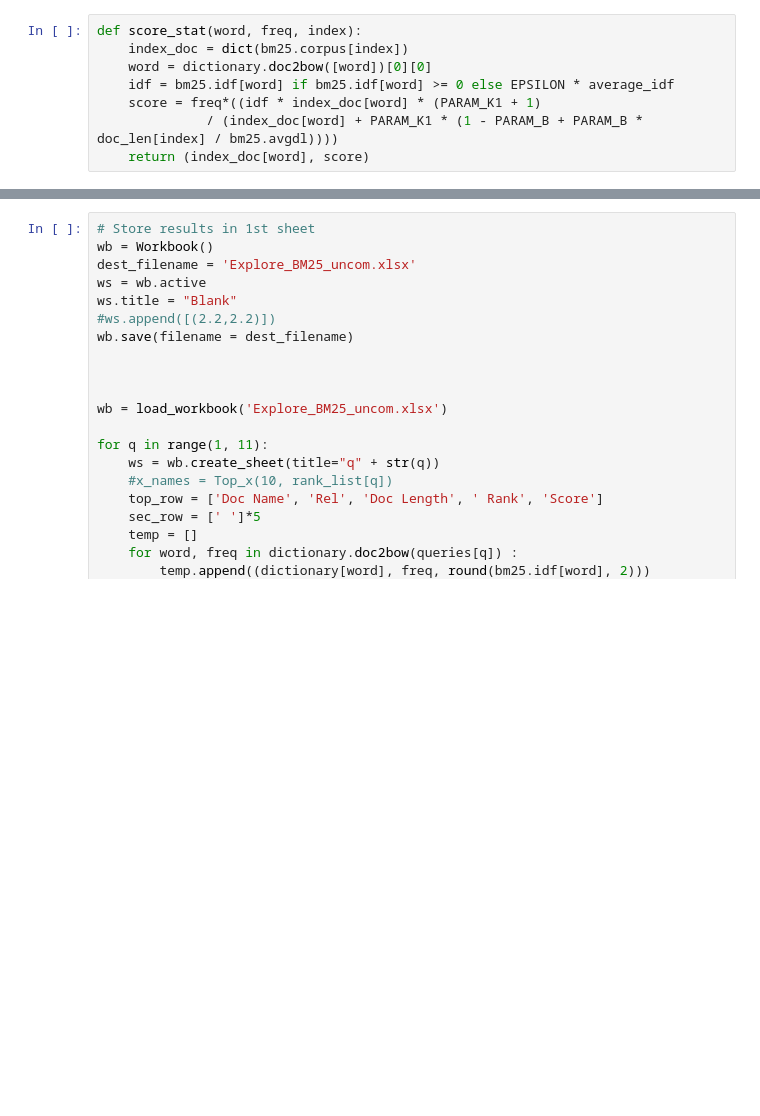
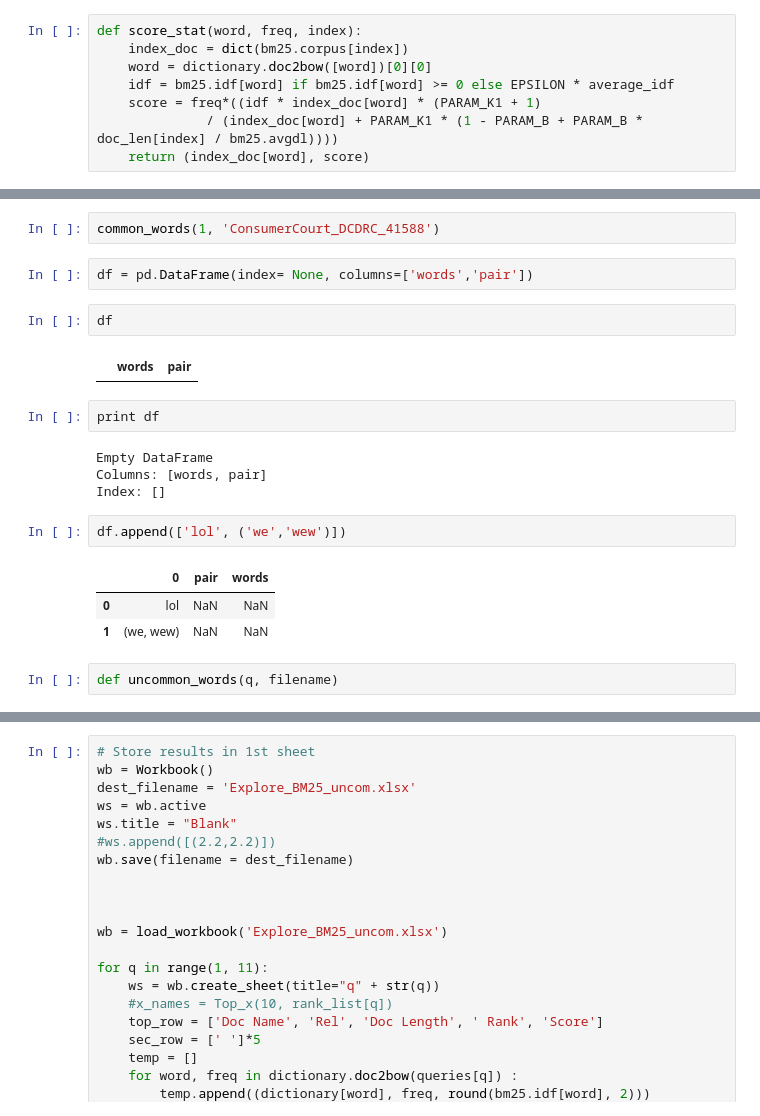
Before and after one commit to Atulgang/temp, a Jupyter notebook: BM25.ipynb, the cells around one changed output, grey strips where cells are left out. Saved outputs shown, nothing was run; the diff lists cells and outputs as text; blank space fills up the shorter version.

```diff
--- a/BM25.ipynb
+++ b/BM25.ipynb
@@ -507,3 +590,25 @@ def score_stat(word, freq, index):
+# %%
+common_words(1, 'ConsumerCourt_DCDRC_41588')
+# %%
+df = pd.DataFrame(index= None, columns=['words','pair'])
+# %%
+df
+# %% [output]
+|  | words | pair |
+# %%
+print df
+# %% [output]
+Empty DataFrame
+Columns: [words, pair]
+Index: []
+# %%
+df.append(['lol', ('we','wew')])
+# %% [output]
+|  | 0 | pair | words |
+| 0 | lol | NaN | NaN |
+| 1 | (we, wew) | NaN | NaN |
+# %%
+def uncommon_words(q, filename)
 # %%
 # Store results in 1st sheet
 wb = Workbook()
```
Also changed, not shown: parts of 8 cells of this notebook, 3 other files.
